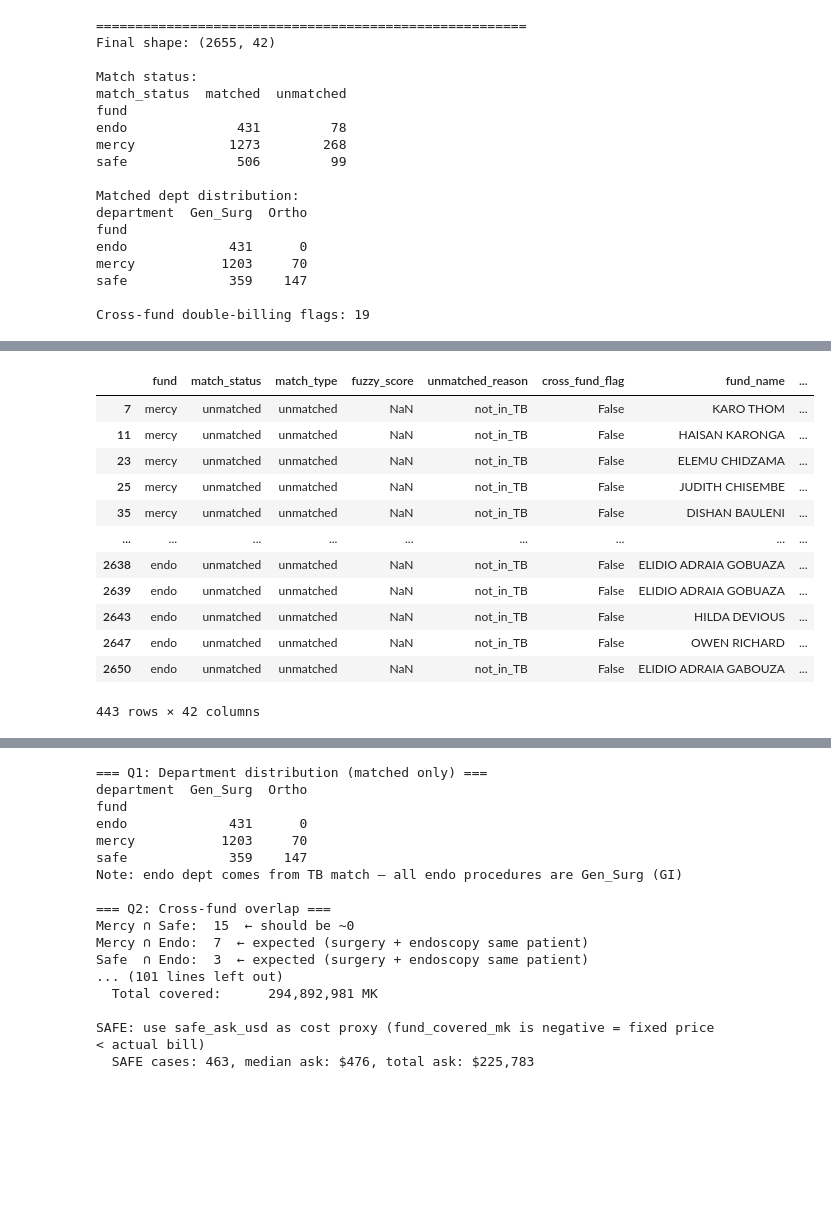
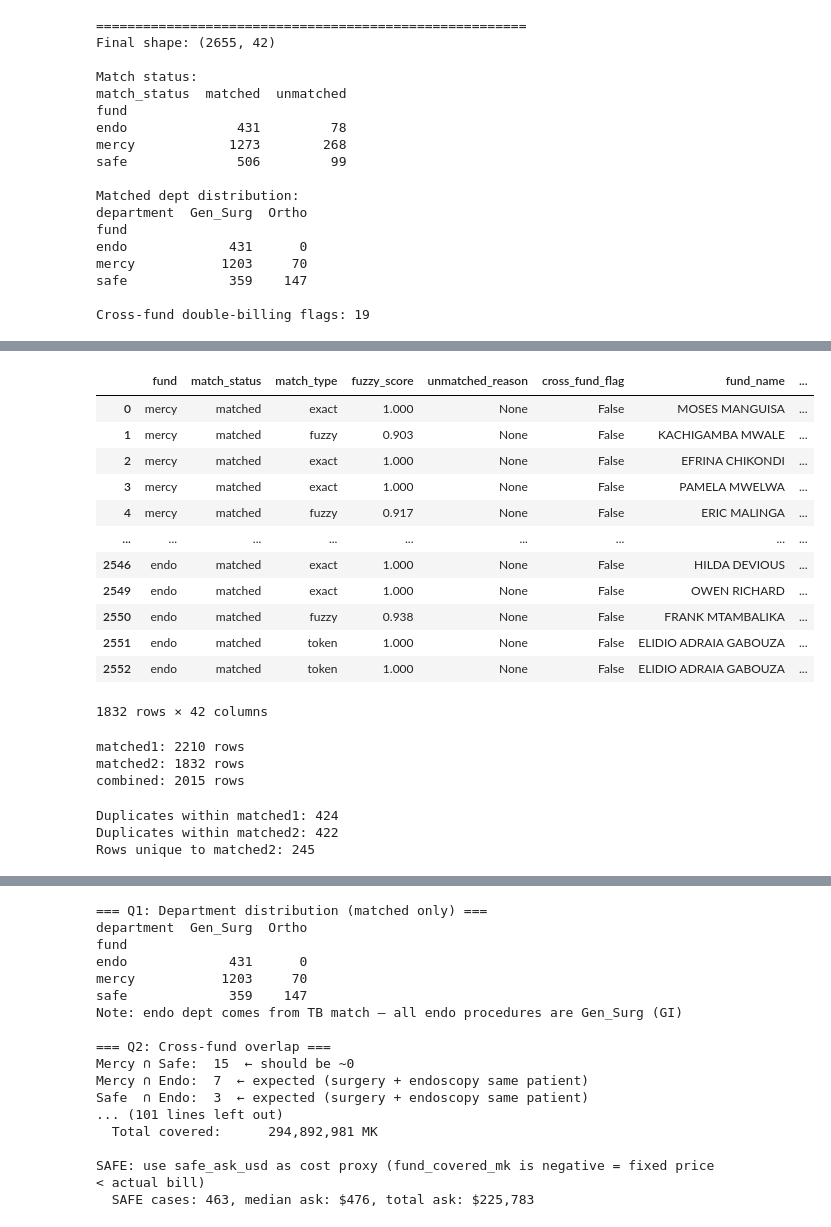
Before and after one commit to mat2m10/nkhoma, a Jupyter notebook: notebooks/03_Poor_Patient_funds.ipynb, the cells around one changed output, grey strips where cells are left out. Cells and saved outputs as stored; diff of their text form; code cells hidden in the pictures; blank space fills up the shorter version.

```diff
--- a/notebooks/03_Poor_Patient_funds.ipynb
+++ b/notebooks/03_Poor_Patient_funds.ipynb
@@ -80,18 +107,49 @@ matched
+# %%
+matched2
+# %% [output]
+|  | fund | match_status | match_type | fuzzy_score | unmatched_reason | cross_fund_flag | fund_name | ... |
+| 0 | mercy | matched | exact | 1.000 | None | False | MOSES MANGUISA | ... |
+| 1 | mercy | matched | fuzzy | 0.903 | None | False | KACHIGAMBA MWALE | ... |
+| 2 | mercy | matched | exact | 1.000 | None | False | EFRINA CHIKONDI | ... |
+| 3 | mercy | matched | exact | 1.000 | None | False | PAMELA MWELWA | ... |
+| 4 | mercy | matched | fuzzy | 0.917 | None | False | ERIC MALINGA | ... |
+| ... | ... | ... | ... | ... | ... | ... | ... | ... |
+| 2546 | endo | matched | exact | 1.000 | None | False | HILDA DEVIOUS | ... |
+| 2549 | endo | matched | exact | 1.000 | None | False | OWEN RICHARD | ... |
+| 2550 | endo | matched | fuzzy | 0.938 | None | False | FRANK MTAMBALIKA | ... |
+| 2551 | endo | matched | token | 1.000 | None | False | ELIDIO ADRAIA GABOUZA | ... |
+| 2552 | endo | matched | token | 1.000 | None | False | ELIDIO ADRAIA GABOUZA | ... |
+1832 rows × 42 columns
+# %%
+import pandas as pd
+
+combined = pd.concat([matched1, matched2], ignore_index=True)
+
+combined = combined.drop_duplicates(subset=["patient_number", "procedure_free_text"])
+
+print(f"matched1: {len(matched1)} rows")
+print(f"matched2: {len(matched2)} rows")
+print(f"combined: {len(combined)} rows")
+# %% [output]
+matched1: 2210 rows
+matched2: 1832 rows
+combined: 2015 rows
+# %%
+# Duplicates within matched1 alone
+internal_dups = matched1.duplicated(subset=["patient_number", "procedure_free_text"]).sum()
+print(f"Duplicates within matched1: {internal_dups}")
+
+# Duplicates within matched2 alone
+internal_dups2 = matched2.duplicated(subset=["patient_number", "procedure_free_text"]).sum()
+print(f"Duplicates within matched2: {internal_dups2}")
+
+# Rows in matched2 that are new (not in matched1)
+merged = matched1.merge(matched2, on=["patient_number", "procedure_free_text"], how="outer", indicator=True)
+new_in_matched2 = (merged["_merge"] == "right_only").sum()
+print(f"Rows unique to matched2: {new_in_matched2}")
+# %% [output]
+Duplicates within matched1: 424
+Duplicates within matched2: 422
+Rows unique to matched2: 245
 # %%
 not_in_TB = unmatched[unmatched['unmatched_reason'] != "outside_TB_range"]
-# %%
-not_in_TB
-# %% [output]
-|  | fund | match_status | match_type | fuzzy_score | unmatched_reason | cross_fund_flag | fund_name | ... |
-| 7 | mercy | unmatched | unmatched | NaN | not_in_TB | False | KARO THOM | ... |
-| 11 | mercy | unmatched | unmatched | NaN | not_in_TB | False | HAISAN KARONGA | ... |
-| 23 | mercy | unmatched | unmatched | NaN | not_in_TB | False | ELEMU CHIDZAMA | ... |
-| 25 | mercy | unmatched | unmatched | NaN | not_in_TB | False | JUDITH CHISEMBE | ... |
-| 35 | mercy | unmatched | unmatched | NaN | not_in_TB | False | DISHAN BAULENI | ... |
-| ... | ... | ... | ... | ... | ... | ... | ... | ... |
-| 2638 | endo | unmatched | unmatched | NaN | not_in_TB | False | ELIDIO ADRAIA GOBUAZA | ... |
-| 2639 | endo | unmatched | unmatched | NaN | not_in_TB | False | ELIDIO ADRAIA GOBUAZA | ... |
-| 2643 | endo | unmatched | unmatched | NaN | not_in_TB | False | HILDA DEVIOUS | ... |
-| 2647 | endo | unmatched | unmatched | NaN | not_in_TB | False | OWEN RICHARD | ... |
-| 2650 | endo | unmatched | unmatched | NaN | not_in_TB | False | ELIDIO ADRAIA GABOUZA | ... |
-443 rows × 42 columns
```
Also changed, not shown: parts of 27 cells of this notebook, 1 other file.
